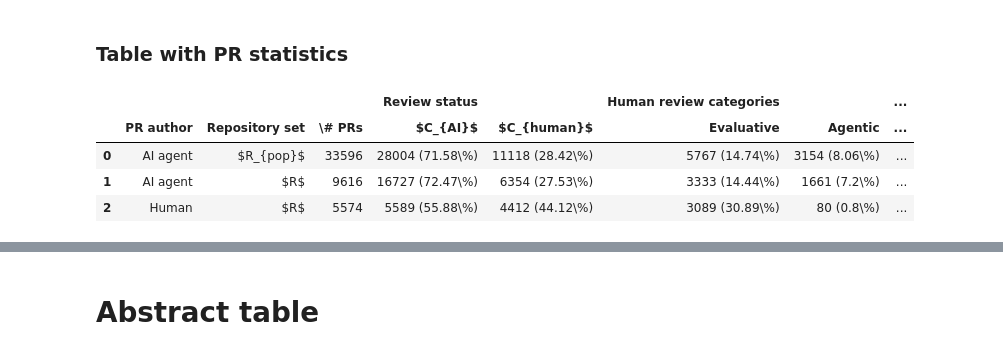
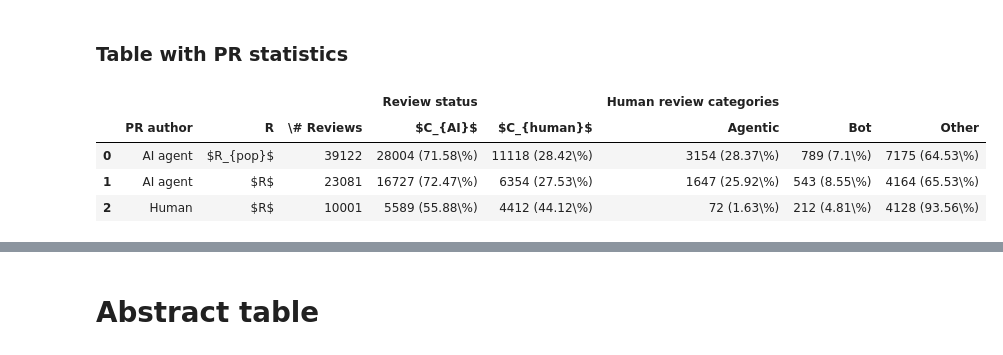
Before and after one commit to ncusi/reviewing-ai-generated-prs-ease2026-short, a Jupyter notebook: Tables.ipynb, the cells around one changed output, grey strips where cells are left out. Saved outputs shown, nothing was run; the diff lists cells and outputs as text; code cells hidden in the pictures.

Commit message:
Updated tables and tests

```diff
--- a/Tables.ipynb
+++ b/Tables.ipynb
@@ -1594,14 +1604,13 @@ Median + CI:     1.00 + [1.00 - 1.00]
 # %%
 columns = pd.MultiIndex.from_tuples([
     ("", "PR author"),
-    ("", "Repository set"),
-    ("", "\# PRs"),
+    ("", "R"),
+    ("", "\# Reviews"),
     ("Review status", "$C_{AI}$"),
     ("Review status", "$C_{human}$"),
-    ("Human review categories", "Evaluative"),
     ("Human review categories", "Agentic"),
     ("Human review categories", "Bot"),
-    ("Human review categories", "Workflow"),
+    ("Human review categories", "Other"),
 ])
 
 pr_comments_df__human__counts = pd.Series({
@@ -1614,55 +1623,50 @@ pr_comments_df__human__counts = pd.Series({
 pr_comments_no_comments_count = 20621
 pr_comments_human_comments_count = 11118
 pr_comments_agentic_comments_count = 28004
 
 ai_agent_comments_r_pop_sum = pr_comments_agentic_comments_count + pr_comments_human_comments_count
 ai_agent_comments_r_sum = ai_comments_from_repos_with_human_agentic_comments_count + ai_comments_from_repos_with_human_human_comments_count
 human_comments_r_sum = human_comments_from_repos_with_human_agentic_comments_count + human_comments_from_repos_with_human_human_comments_count
 
 def formattt(x, y):
     return f"{x} " + f"({round(x * 100 / y, 2)}\%)"
 
 table2 = pd.DataFrame(columns=columns)
 table2[("", "PR author")] = ["AI agent", "AI agent", "Human"]
-table2[("", "Repository set")] = ["$R_{pop}$", "$R$", "$R$"]
-table2[("", "\# PRs")] = [len(all_pr_ids), len(all_ai_prs), len(all_human_prs)]
+table2[("", "R")] = ["$R_{pop}$", "$R$", "$R$"]
+table2[("", "\# Reviews")] = [ai_agent_comments_r_pop_sum, ai_agent_comments_r_sum, human_comments_r_sum]
 table2[("Review status", "$C_{AI}$")] = [
     formattt(pr_comments_agentic_comments_count, ai_agent_comments_r_pop_sum),
     formattt(ai_comments_from_repos_with_human_agentic_comments_count, ai_agent_comments_r_sum),
     formattt(human_comments_from_repos_with_human_agentic_comments_count, human_comments_r_sum)
 ]
 table2[("Review status", "$C_{human}$")] = [
     formattt(pr_comments_human_comments_count, ai_agent_comments_r_pop_sum),
     formattt(ai_comments_from_repos_with_human_human_comments_count, ai_agent_comments_r_sum),
     formattt(human_comments_from_repos_with_human_human_comments_count, human_comments_r_sum)
 ]
-table2[("Human review categories", "Evaluative")] = [
-    formattt(pr_comments_df__human__counts["review"], ai_agent_comments_r_pop_sum),
-    formattt(pr_comments_from_repos_with_human_df__human__counts["review"], ai_agent_comments_r_sum),
-    formattt(human_pr_comments_from_repos_with_human_df__human__counts["review"], human_comments_r_sum)
-]
 table2[("Human review categories", "Agentic")] = [
-    formattt(pr_comments_df__human__counts["agentic_cmd"], ai_agent_comments_r_pop_sum),
-    formattt(pr_comments_from_repos_with_human_df__human__counts["agentic_cmd"], ai_agent_comments_r_sum),
-    formattt(human_pr_comments_from_repos_with_human_df__human__counts["agentic_cmd"], human_comments_r_sum)
+    formattt(pr_comments_df__human__counts["agentic_cmd"], pr_comments_human_comments_count),
+    formattt(pr_comments_from_repos_with_human_df__human__counts["agentic_cmd"], ai_comments_from_repos_with_human_human_comments_count),
+    formattt(human_pr_comments_from_repos_with_human_df__human__counts["agentic_cmd"], human_comments_from_repos_with_human_human_comments_count)
 ]
 table2[("Human review categories", "Bot")] = [
-    formattt(pr_comments_df__human__counts["bot"], ai_agent_comments_r_pop_sum),
-    formattt(pr_comments_from_repos_with_human_df__human__counts["bot"], ai_agent_comments_r_sum),
-    formattt(human_pr_comments_from_repos_with_human_df__human__counts["bot"], human_comments_r_sum)
+    formattt(pr_comments_df__human__counts["bot"], pr_comments_human_comments_count),
+    formattt(pr_comments_from_repos_with_human_df__human__counts["bot"], ai_comments_from_repos_with_human_human_comments_count),
+    formattt(human_pr_comments_from_repos_with_human_df__human__counts["bot"], human_comments_from_repos_with_human_human_comments_count)
 ]
-table2[("Human review categories", "Workflow")] = [
-    formattt(pr_comments_df__human__counts["workflow"], ai_agent_comments_r_pop_sum),
-    formattt(pr_comments_from_repos_with_human_df__human__counts["workflow"], ai_agent_comments_r_sum),
-    formattt(human_pr_comments_from_repos_with_human_df__human__counts["workflow"], human_comments_r_sum)
+table2[("Human review categories", "Other")] = [
+    formattt(pr_comments_df__human__counts["workflow"] + pr_comments_df__human__counts["review"], pr_comments_human_comments_count),
+    formattt(pr_comments_from_repos_with_human_df__human__counts["workflow"] + pr_comments_from_repos_with_human_df__human__counts["review"], ai_comments_from_repos_with_human_human_comments_count),
+    formattt(human_pr_comments_from_repos_with_human_df__human__counts["workflow"] + human_pr_comments_from_repos_with_human_df__human__counts["review"], human_comments_from_repos_with_human_human_comments_count)
 ]
 table2
 # %% [output]
-|  |  |  |  | Review status |  | Human review categories |  | ... |
-|  | PR author | Repository set | \# PRs | $C_{AI}$ | $C_{human}$ | Evaluative | Agentic | ... |
-| 0 | AI agent | $R_{pop}$ | 33596 | 28004 (71.58\%) | 11118 (28.42\%) | 5767 (14.74\%) | 3154 (8.06\%) | ... |
-| 1 | AI agent | $R$ | 9616 | 16727 (72.47\%) | 6354 (27.53\%) | 3333 (14.44\%) | 1661 (7.2\%) | ... |
-| 2 | Human | $R$ | 5574 | 5589 (55.88\%) | 4412 (44.12\%) | 3089 (30.89\%) | 80 (0.8\%) | ... |
+|  |  |  |  | Review status |  | Human review categories |  |  |
+|  | PR author | R | \# Reviews | $C_{AI}$ | $C_{human}$ | Agentic | Bot | Other |
+| 0 | AI agent | $R_{pop}$ | 39122 | 28004 (71.58\%) | 11118 (28.42\%) | 3154 (28.37\%) | 789 (7.1\%) | 7175 (64.53\%) |
+| 1 | AI agent | $R$ | 23081 | 16727 (72.47\%) | 6354 (27.53\%) | 1647 (25.92\%) | 543 (8.55\%) | 4164 (65.53\%) |
+| 2 | Human | $R$ | 10001 | 5589 (55.88\%) | 4412 (44.12\%) | 72 (1.63\%) | 212 (4.81\%) | 4128 (93.56\%) |
 # %%
 print(table2.to_latex())
 # %% [output]
```
Also changed, not shown: parts of 24 cells of this notebook, 2 other files.
